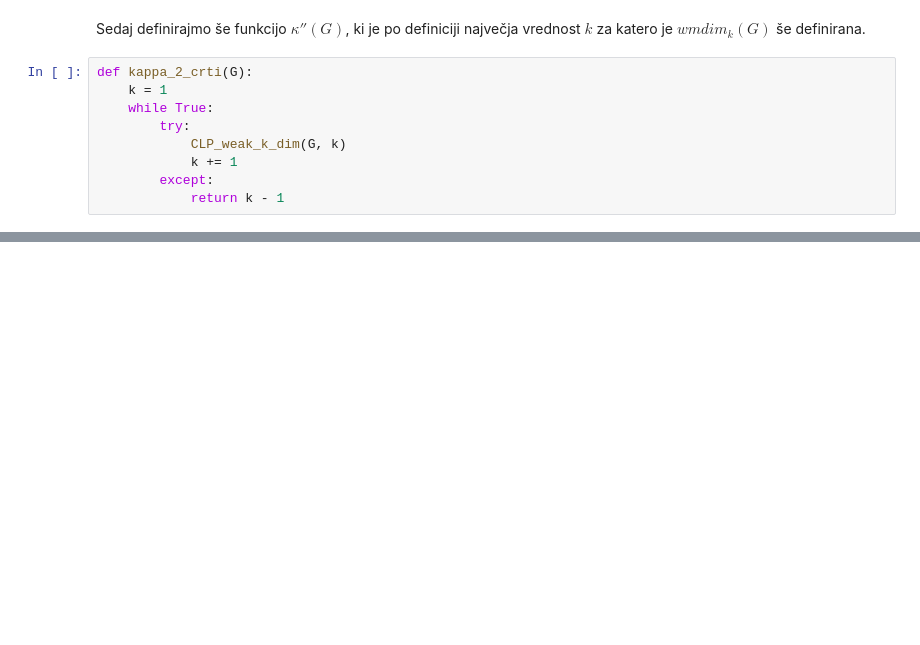
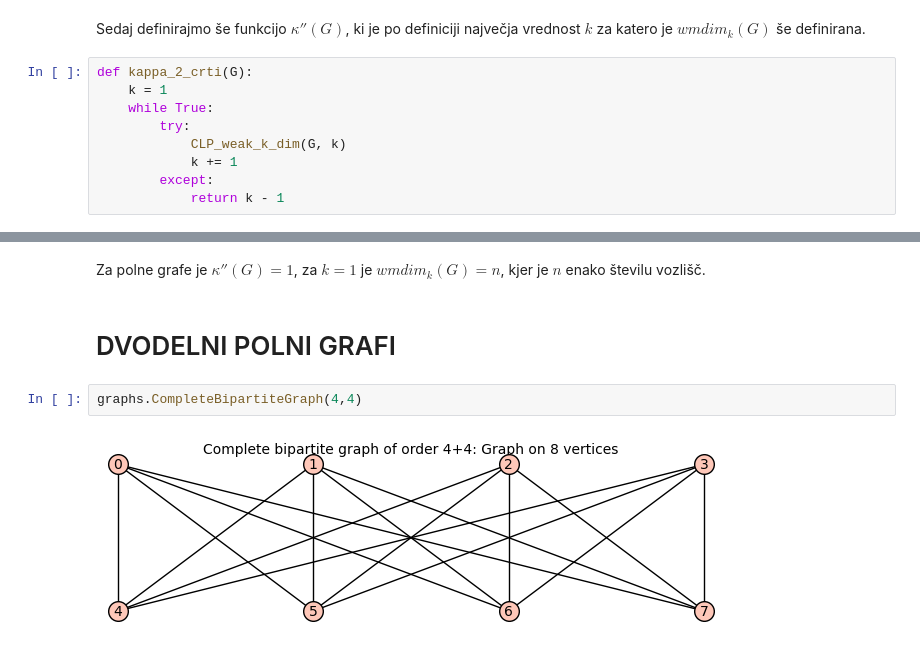
Before and after one commit to lanmedle/fp-projektna-naloga, a Jupyter notebook: funkcije.ipynb, the cells around one changed output, grey strips where cells are left out. Drawn from its saved outputs; the diff is of its cells as text; blank space fills up the shorter version.

```diff
--- a/funkcije.ipynb
+++ b/funkcije.ipynb
@@ -45,0 +181,8 @@ def kappa_2_crti(G):
+# %% [markdown]
+Za polne grafe je $\kappa''(G) = 1$, za $k = 1$ je $wmdim_k(G) = n$, kjer je $n$ enako številu vozlišč.
+# %% [markdown]
+# DVODELNI POLNI GRAFI
+# %%
+graphs.CompleteBipartiteGraph(4,4)
+# %% [output]
+[figure, added]
```
Also changed, not shown: parts of 24 cells of this notebook.
